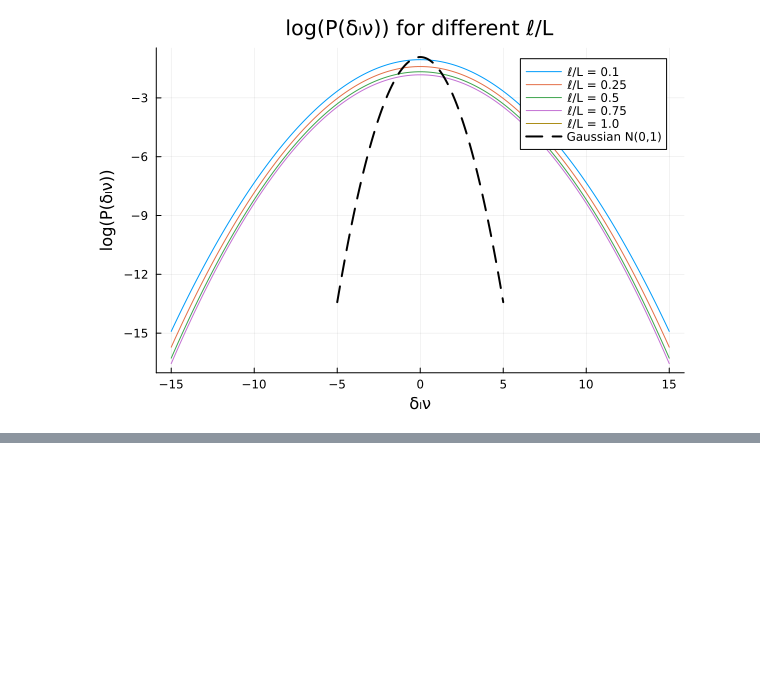
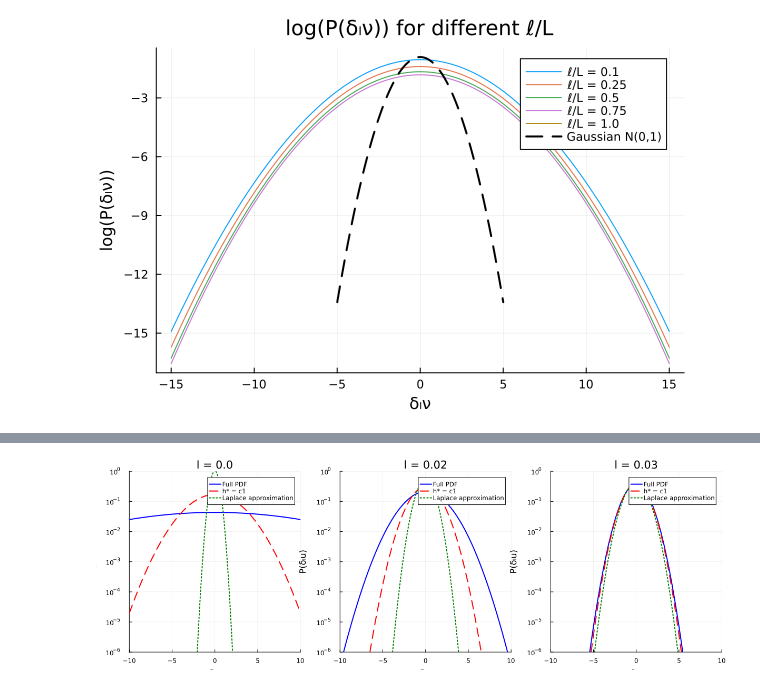
Before and after one commit to pleflohic/turbulence-velocity-increments, a Jupyter notebook: notebook.ipynb, the cells around one changed output, grey strips where cells are left out. Cells and saved outputs as stored; diff of their text form; code cells hidden in the pictures; blank space fills up the shorter version.

Commit message:
added full pdf computation, h*=c1 approx and plotted the log(pdf) of the 3 methods

```diff
--- a/notebook.ipynb
+++ b/notebook.ipynb
@@ -216,0 +315,20 @@ display(p_log_norm)
+# %%
+# Preallocate array for Laplace approximation
+P_delta_l_u_laplace = zeros(length(delta_l_u), length(ls))
+
+for il in 1:length(ls)
+    l = ls[il]
+    # evaluate Laplace approx at each u = delta_l_u
+    Pvec = [compute_P_δlu_of_v(l, u) for u in delta_l_u]
+    # guard against NaNs / negatives (correct syntax)
+    Pvec = [ (isfinite(x) && x >= 0.0) ? x : 0.0 for x in Pvec ]
+    # normalize on the u-grid
+    norm = trapz(delta_l_u, Pvec)
+    if norm > 0
+        Pvec .= Pvec ./ norm
+    end
+    P_delta_l_u_laplace[:, il] = Pvec
+end
+
+P_delta_l_u_laplace .= max.(P_delta_l_u_laplace, 1e-300)
+P_delta_l_u_hstar .= max.(P_delta_l_u_hstar, 1e-300)
@@ -216,0 +353,33 @@ display(p_log_norm)
+# %%
+# Plot comparison for selected scales
+p1 = plot(layout=(1,3), size=(1200, 400))
+
+scale_indices = [1, 5, 9]  # l=0.1, 0.5, 0.9
+
+for (i, il) in enumerate(scale_indices)
+    # Full PDF
+    plot!(p1[i], delta_l_u, P_delta_l_u[:, il],
+          yscale=:log10, label="Full PDF",
+          linewidth=2, color=:blue)
+
+    # h* = c1
+    plot!(p1[i], delta_l_u, P_delta_l_u_hstar[:, il],
+          yscale=:log10, label="h* = c1",
+          linewidth=2, linestyle=:dash, color=:red)
+
+    # Laplace approximation
+    plot!(p1[i], delta_l_u, P_delta_l_u_laplace[:, il],
+           yscale=:log10, label="Laplace approximation",
+           linewidth=2, linestyle=:dot, color=:green)
+
+    xlabel!(p1[i], "δₗu")
+    ylabel!(p1[i], "P(δₗu)")
+    title!(p1[i], "l = $(round(ls[il], digits=2))")
+    xlims!(p1[i], (-10, 10))
+    ylims!(p1[i], (1e-6, 1))
+end
+
+plot!(p1, legend=:topright)
+display(p1)
+# %% [output]
+[figure, added]
```
Also changed, not shown: parts of 13 cells of this notebook.
